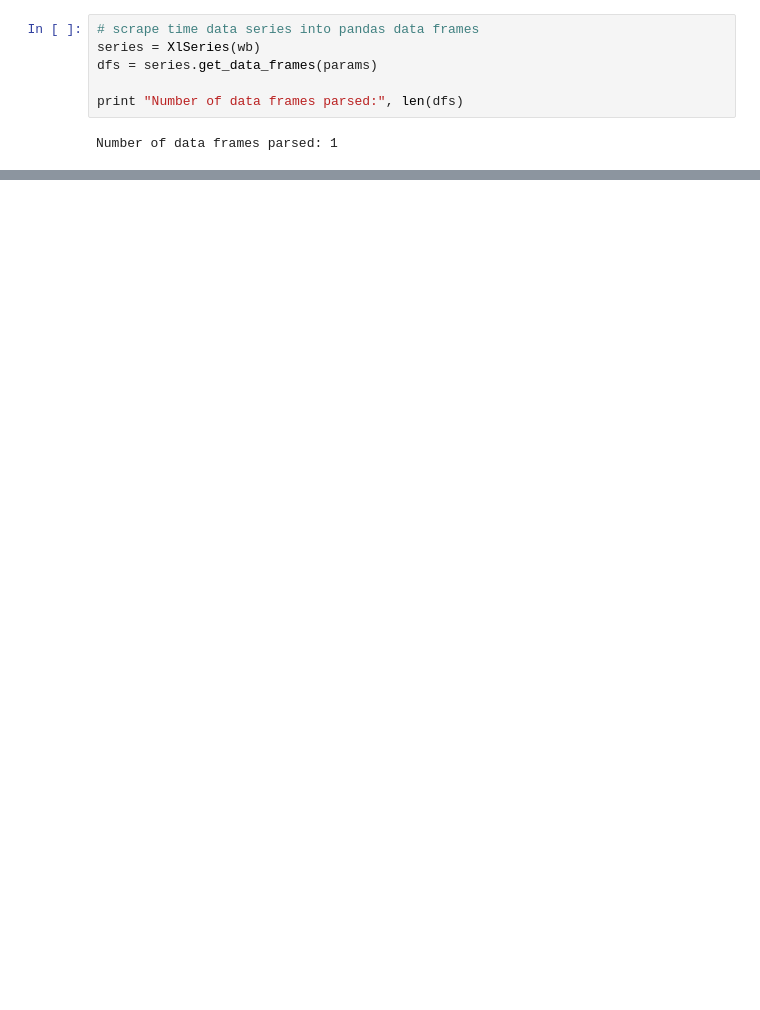
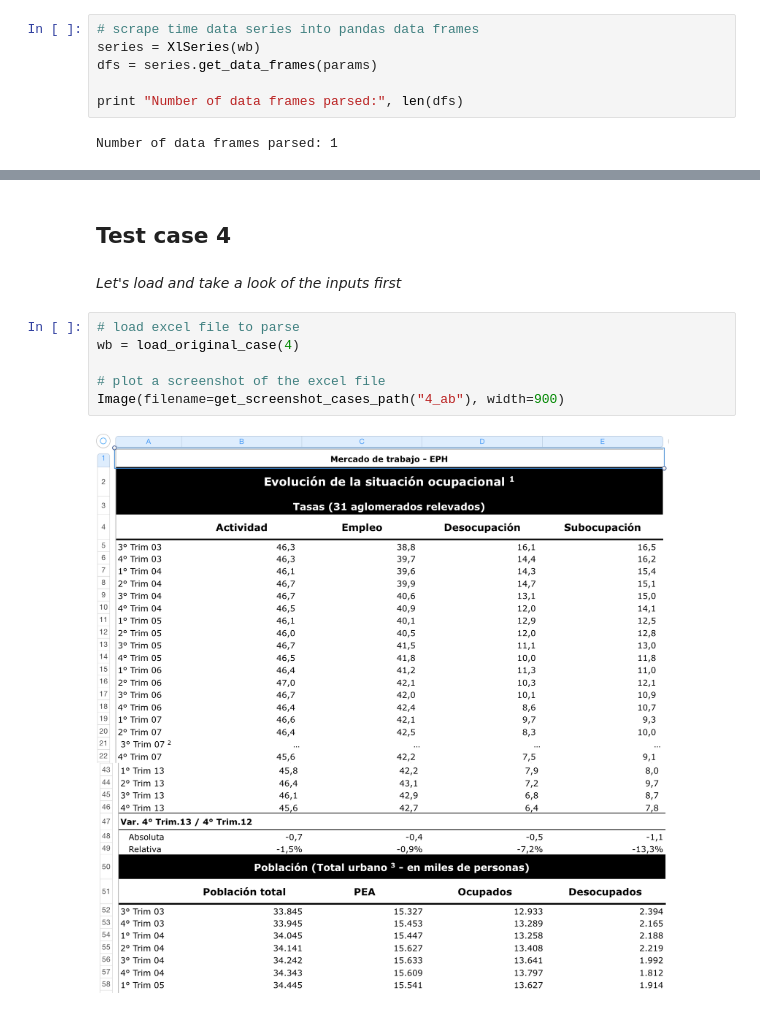
Before and after one commit to abenassi/xlseries, a Jupyter notebook: docs/notebooks/Test cases.ipynb, the cells around one changed output, grey strips where cells are left out. Saved outputs shown, nothing was run; the diff lists cells and outputs as text; blank space fills up the shorter version.

Commit message:
Update docs with all the 7 test cases that are passing now!!! :-)

```diff
--- a/docs/notebooks/Test cases.ipynb
+++ b/docs/notebooks/Test cases.ipynb
@@ -226,3 +207,15 @@ df[:10]  # [Slicing data frame rows]
 | 1987Q4 | 80.0 | 100.5 | 79.601990 |
 | 1988Q1 | 80.7 | 100.5 | 80.298507 |
 | 1988Q2 | 85.2 | 98.5 | 86.497462 |
+# %% [markdown]
+## Test case 4
+# %% [markdown]
+*Let's load and take a look of the inputs first*
+# %%
+# load excel file to parse
+wb = load_original_case(4)
+
+# plot a screenshot of the excel file
+Image(filename=get_screenshot_cases_path("4_ab"), width=900)
+# %% [output]
+[figure, added]
```
Also changed, not shown: parts of 27 cells of this notebook, 1 other file.
